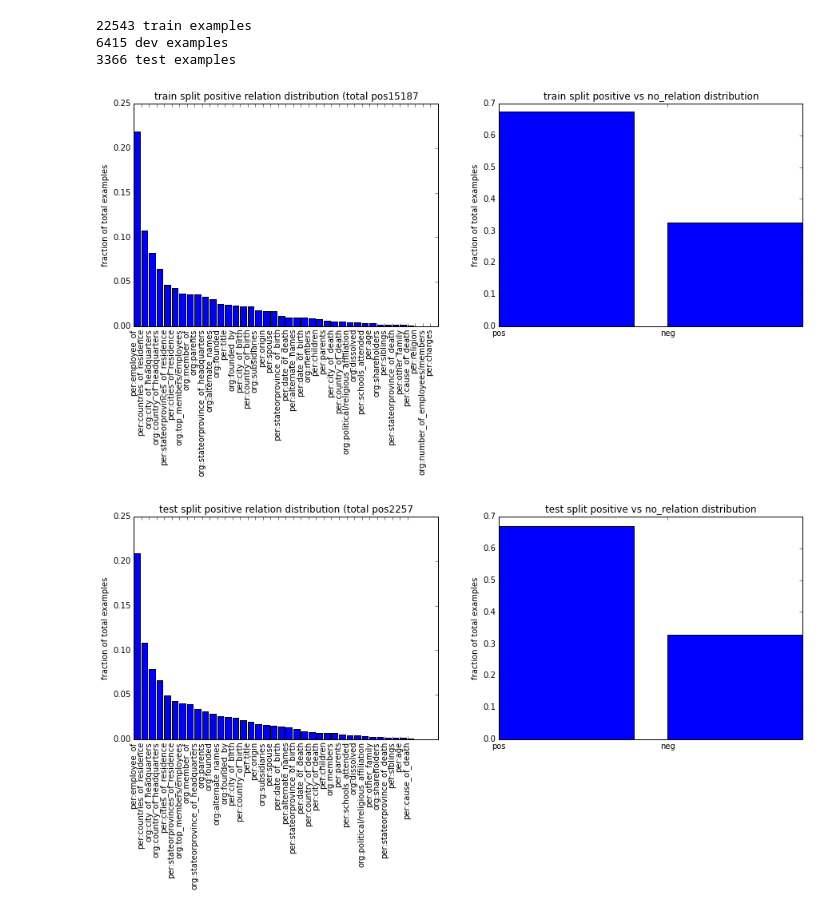
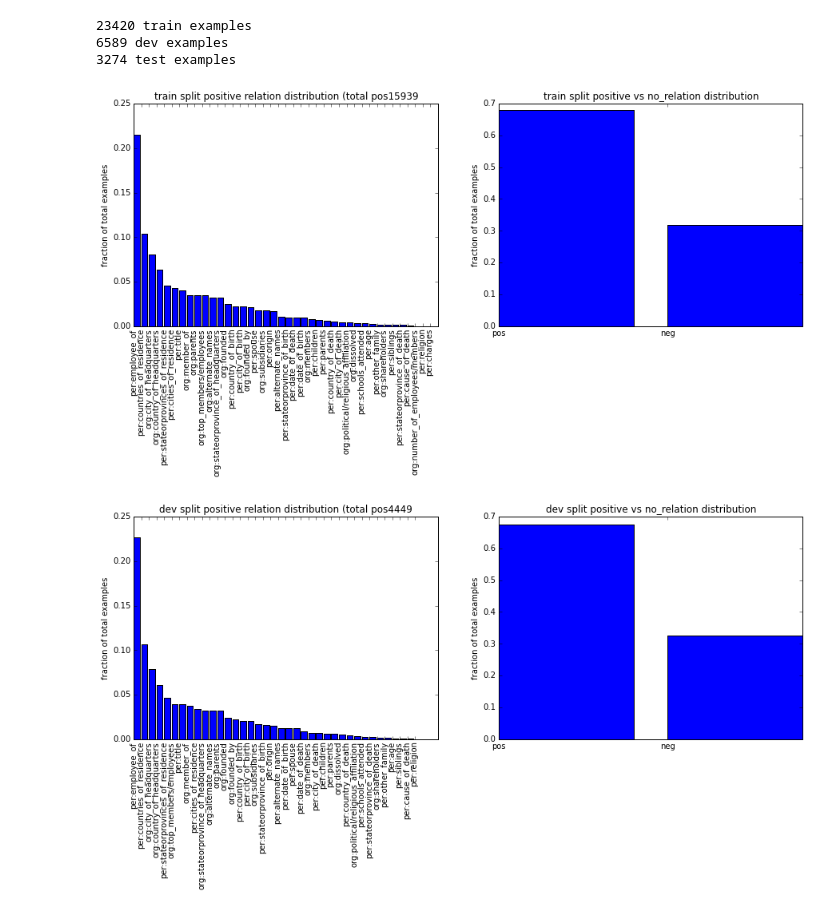
Before and after one commit to whuawell/kbp2015, a Jupyter notebook: Data.ipynb, the cells around one changed output. Saved outputs shown, nothing was run; the diff lists cells and outputs as text; code cells hidden in the pictures.

Commit message:
added option to print numericalized data, updated analysis for new split/model

```diff
--- a/Data.ipynb
+++ b/Data.ipynb
@@ -11,52 +14,52 @@ import numpy as np
 from pprint import pprint, pformat
 # %%
 from data.dataset import AnnotatedData
-d = AnnotatedData.load('data/senna0')
+d = AnnotatedData.load('data/senna')
 # %%
 for split in ['train', 'dev', 'test']:
     total = len(d.splits[split].examples)
     print total, split, 'examples'
 # %% [output]
-22543 train examples
-6415 dev examples
-3366 test examples
+23420 train examples
+6589 dev examples
+3274 test examples
 # %%
 def plot_histogram(name, ax, counts, order, neg_count):
     pos_count = np.sum(counts)
-    names = [d.rel_vocab.index2word[o] for o in order]
+    names = [d.vocab['rel'].index2word[o] for o in order]
     ax[0].set_title(name + ' split positive relation distribution (total pos' + str(pos_count))
     ax[0].bar(np.arange(len(counts)), counts/float(counts.sum()))
     ax[0].set_xticks(np.arange(len(names)))
     ax[0].set_xticklabels(names, rotation=90)
     ax[0].set_ylabel('fraction of total examples')
 
     total = float(pos_count + neg_count)
     ax[1].set_title(name + ' split positive vs no_relation distribution')
     ax[1].bar(np.arange(2), [pos_count / total, neg_count / total])
     ax[1].set_xticks(np.arange(2))
     ax[1].set_xticklabels(['pos', 'neg'])
     ax[1].set_ylabel('fraction of total examples')
 
 from collections import Counter
 
 def count_relations(split):
     pos = []
     neg_count = 0
     for ex in d.splits[split].examples:
-        if ex.relation == d.rel_vocab['no_relation']:
+        if ex.relation == d.vocab['rel']['no_relation']:
             neg_count += 1
         else:
             pos.append(ex.relation)
     counts = Counter(pos)
     order = np.array([e[0] for e in counts.most_common()])
     pos_counts = np.array([e[1] for e in counts.most_common()])
     return pos_counts, order, neg_count
 
 P.close('all')
 
-for split in ['train', 'test']:
+for split in ['train', 'dev', 'test']:
     fig, ax = P.subplots(1, 2, figsize=(15, 5))
     plot_histogram(split, ax, *count_relations(split))
 # %% [output]
-[figure, old version]
+[figure, new version]
-[figure, old version]
+[figure, new version]
```
Also changed, not shown: parts of 2 cells of this notebook, 2 other files.
